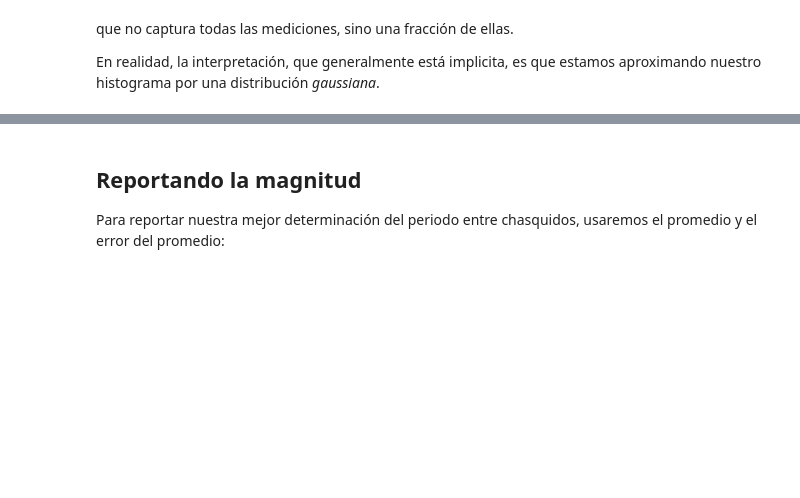
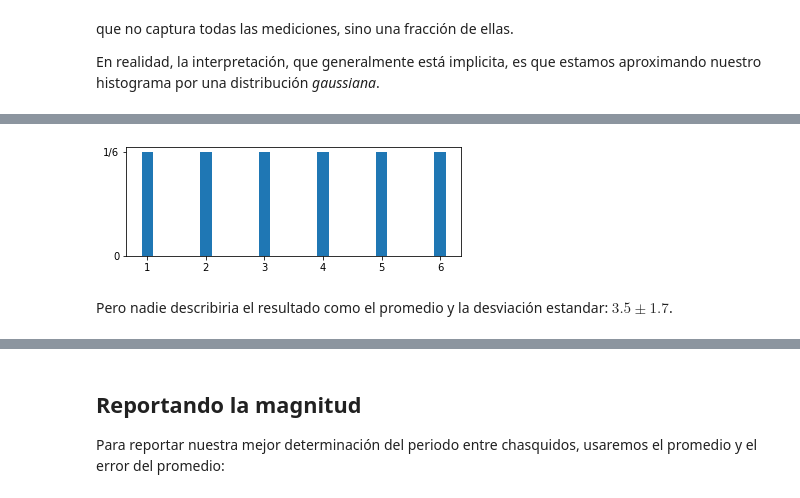
Before and after one commit to federicooo1/labo1, a Jupyter notebook: _sources/clase_1/02_estocastico.ipynb, the cells around one changed output, grey strips where cells are left out. Saved outputs shown, nothing was run; the diff lists cells and outputs as text; code cells hidden in the pictures; blank space fills up the shorter version.

```diff
--- a/_sources/clase_1/02_estocastico.ipynb
+++ b/_sources/clase_1/02_estocastico.ipynb
@@ -540,0 +422,8 @@ Comparemos los valores "experimentales" para el error del promedio $|\bar{x} - \
+# %%
+plt.figure(figsize=(6, 2))
+plt.bar(np.arange(1, 7), 1 / 6, width=0.2)
+plt.yticks((0, 1 / 6), labels=("0", "1/6"));
+# %% [output]
+[figure, added]
+# %% [markdown]
+Pero nadie describiria el resultado como el promedio y la desviación estandar: $3.5 \pm 1.7$.
```
Also changed, not shown: parts of 27 cells of this notebook, 14 other files.
